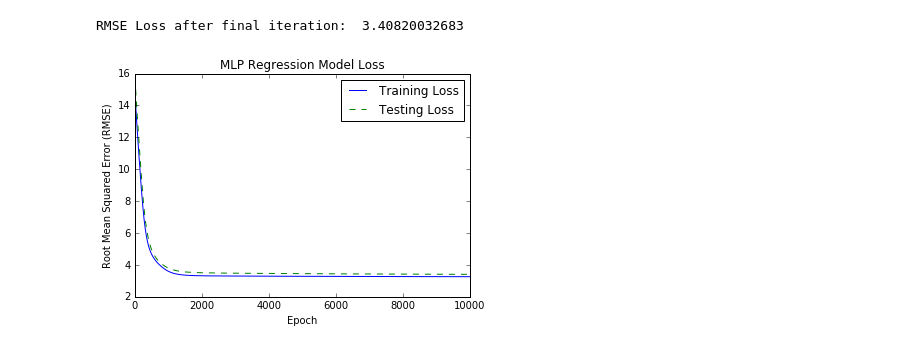
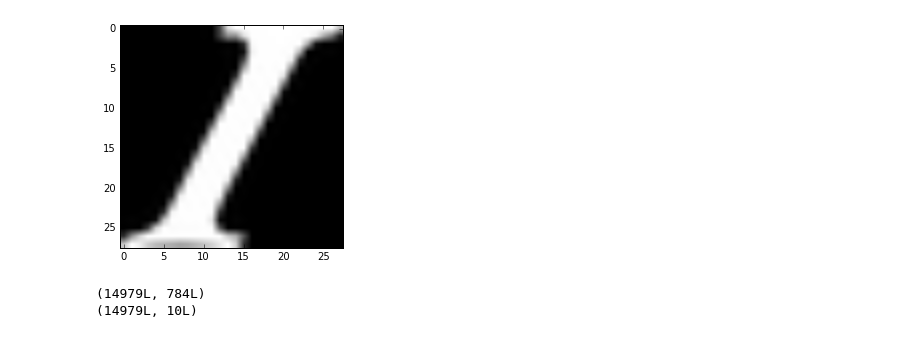
Before and after one commit to ehabmohamed/projects, a Jupyter notebook: ImageClassifier/ImageClassifier.ipynb, the cells around one changed output. Saved outputs shown, nothing was run; the diff lists cells and outputs as text; code cells hidden in the pictures.

```diff
--- a/ImageClassifier/ImageClassifier.ipynb
+++ b/ImageClassifier/ImageClassifier.ipynb
@@ -36,0 +1,22 @@ X_test_scaled  = stdscaler.transform(X_test)
+# %%
+%matplotlib inline
+import matplotlib.pyplot as plt
+import pandas as pd
+import numpy as np
+from sklearn import cross_validation
+from sklearn.decomposition import PCA
+from scipy.io import loadmat
+data = loadmat('notMNIST_small.mat')
+X_temp = data['images']/255
+
+
+X = np.empty(shape=[X_temp.shape[2]] + [784], dtype='float32')
+for i in range(X_temp.shape[2]):
+    X[i,:] = X_temp[:,:,i].flatten()
+
+y = pd.get_dummies(data['labels']).as_matrix()
+
+print X_temp.shape
+print X.shape
+print y.shape
+X[1,:]
@@ -36,0 +50,12 @@ X_test_scaled  = stdscaler.transform(X_test)
+# %%
+plt.imshow(X_temp[:,:,4504],cmap="gray");
+# %% [output]
+[figure, added]
+# %%
+X_train, X_test, y_train, y_test = cross_validation.train_test_split(
+    X, y, test_size=0.2, random_state=50)
+print X_train.shape
+print y_train.shape
+# %% [output]
+(14979L, 784L)
+(14979L, 10L)
@@ -66,16 +94,0 @@ history = model.fit(X_train_scaled, y_train.reshape(-1,1), batch_size = 256,
-# %%
-%matplotlib inline
-import matplotlib.pyplot as plt
-fig = plt.figure(figsize=(6,4))
-# # summarize history for loss
-plt.plot(np.sqrt(history.history['loss']))
-plt.plot(np.sqrt(history.history['val_loss']), 'g--')
-plt.title('MLP Regression Model Loss')
-plt.ylabel('Root Mean Squared Error (RMSE)')
-plt.xlabel('Epoch')
-plt.legend(['Training Loss', 'Testing Loss'], loc='upper right')
-print "RMSE Loss after final iteration: ", np.sqrt(history.history['val_loss'][-1])
-plt.show()
-# %% [output]
-RMSE Loss after final iteration:  3.40820032683
-[figure, removed]
```
Also changed, not shown: parts of 30 cells of this notebook.
